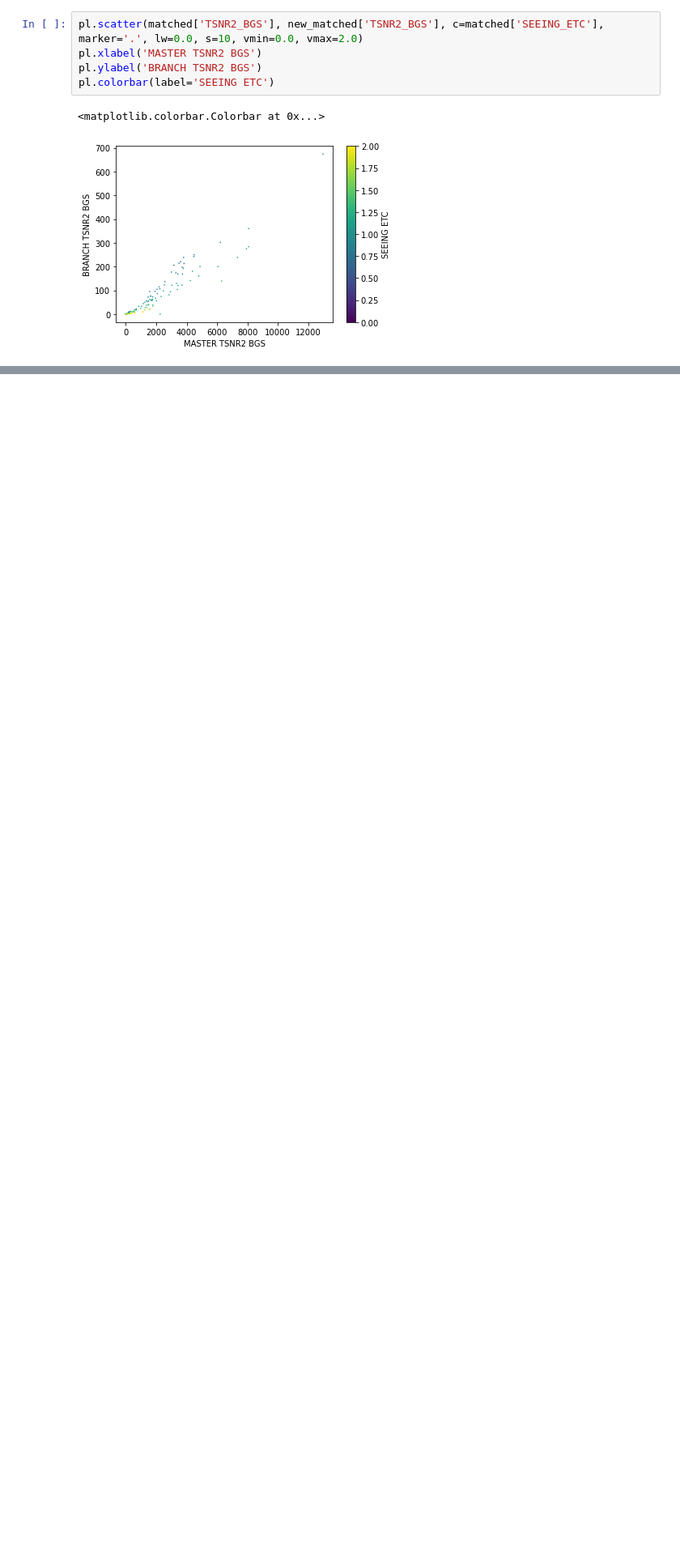
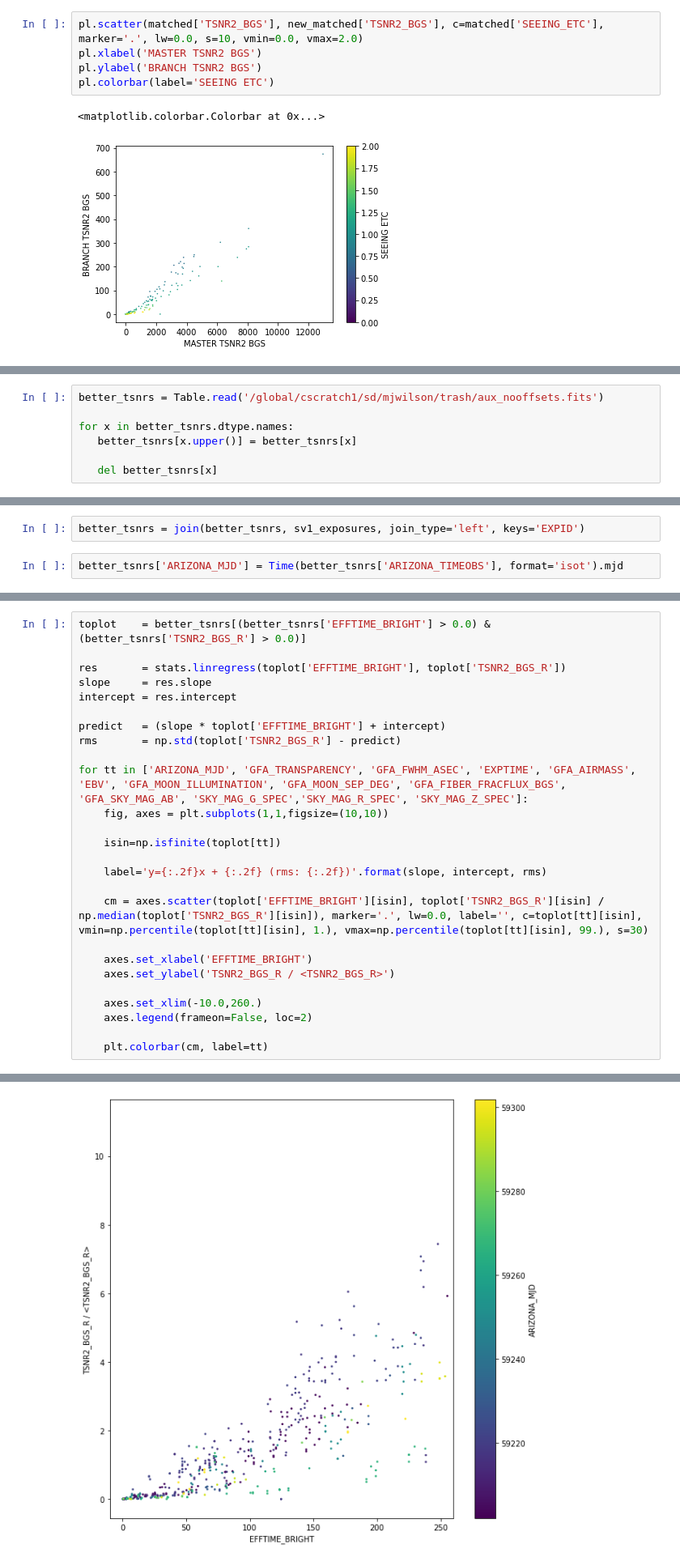
Before and after one commit to michaelJwilson/tsnr-extfiberloss, a Jupyter notebook: gfa-comp.ipynb, the cells around one changed output, grey strips where cells are left out. Shown at 81% size. Cells and saved outputs as stored; diff of their text form; blank space fills up the shorter version.

```diff
--- a/gfa-comp.ipynb
+++ b/gfa-comp.ipynb
@@ -454,0 +431,7 @@ pl.colorbar(label='SEEING ETC')
+# %%
+better_tsnrs = Table.read('/global/cscratch1/sd/mjwilson/trash/aux_nooffsets.fits')
+
+for x in better_tsnrs.dtype.names:
+   better_tsnrs[x.upper()] = better_tsnrs[x]
+
+   del better_tsnrs[x]
@@ -454,0 +442,4 @@ pl.colorbar(label='SEEING ETC')
+# %%
+better_tsnrs = join(better_tsnrs, sv1_exposures, join_type='left', keys='EXPID')
+# %%
+better_tsnrs['ARIZONA_MJD'] = Time(better_tsnrs['ARIZONA_TIMEOBS'], format='isot').mjd
@@ -454,0 +491,27 @@ pl.colorbar(label='SEEING ETC')
+# %%
+toplot    = better_tsnrs[(better_tsnrs['EFFTIME_BRIGHT'] > 0.0) & (better_tsnrs['TSNR2_BGS_R'] > 0.0)]
+
+res       = stats.linregress(toplot['EFFTIME_BRIGHT'], toplot['TSNR2_BGS_R'])
+slope     = res.slope
+intercept = res.intercept
+
+predict   = (slope * toplot['EFFTIME_BRIGHT'] + intercept)
+rms       = np.std(toplot['TSNR2_BGS_R'] - predict)
+
+for tt in ['ARIZONA_MJD', 'GFA_TRANSPARENCY', 'GFA_FWHM_ASEC', 'EXPTIME', 'GFA_AIRMASS', 'EBV', 'GFA_MOON_ILLUMINATION', 'GFA_MOON_SEP_DEG', 'GFA_FIBER_FRACFLUX_BGS', 'GFA_SKY_MAG_AB', 'SKY_MAG_G_SPEC','SKY_MAG_R_SPEC', 'SKY_MAG_Z_SPEC']:
+    fig, axes = plt.subplots(1,1,figsize=(10,10))
+
+    isin=np.isfinite(toplot[tt])
+
+    label='y={:.2f}x + {:.2f} (rms: {:.2f})'.format(slope, intercept, rms)
+
+    cm = axes.scatter(toplot['EFFTIME_BRIGHT'][isin], toplot['TSNR2_BGS_R'][isin] / np.median(toplot['TSNR2_BGS_R'][isin]), marker='.', lw=0.0, label='', c=toplot[tt][isin], vmin=np.percentile(toplot[tt][isin], 1.), vmax=np.percentile(toplot[tt][isin], 99.), s=30)
+
+    axes.set_xlabel('EFFTIME_BRIGHT')
+    axes.set_ylabel('TSNR2_BGS_R / <TSNR2_BGS_R>')
+
+    axes.set_xlim(-10.0,260.)
+    axes.legend(frameon=False, loc=2)
+
+    plt.colorbar(cm, label=tt)
+# %% [output]
@@ -454,0 +531 @@ pl.colorbar(label='SEEING ETC')
+[figure, added]
```
Also changed, not shown: parts of 36 cells of this notebook, 3 other files.
